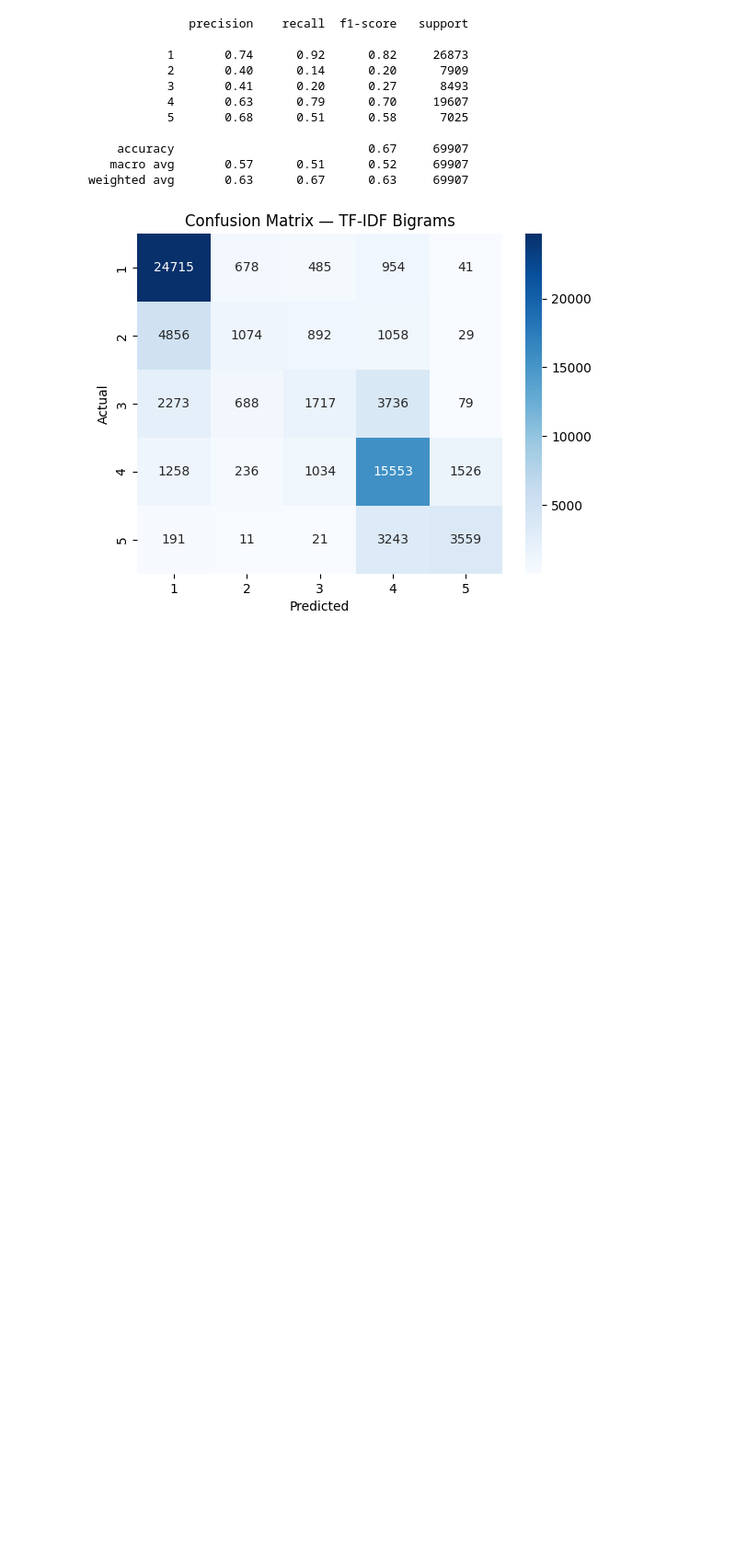
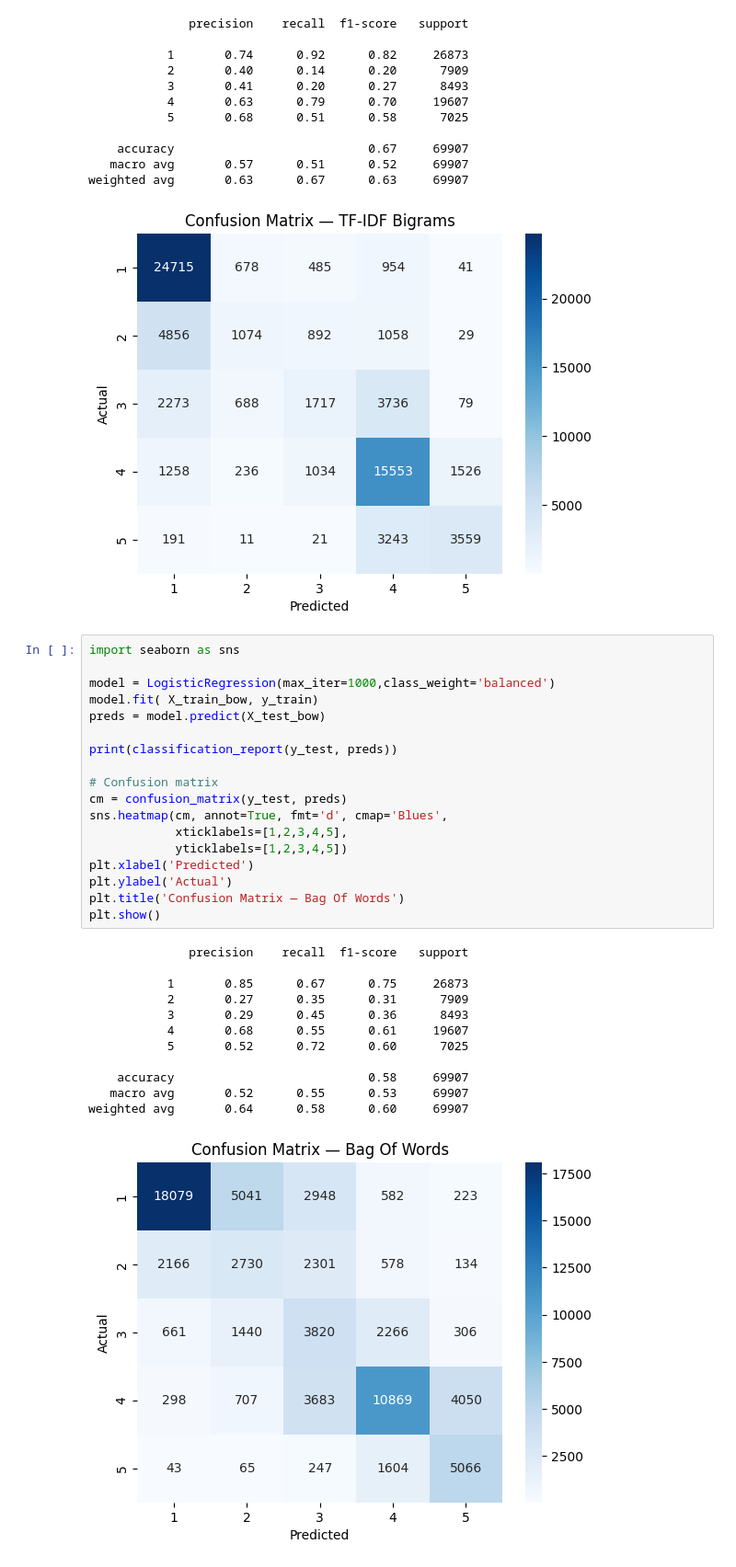
Before and after one commit to saad722311/F20AA_CW2, a Jupyter notebook: Task2_preprocessing.ipynb, the cells around one changed output. Shown at 92% size. Drawn from its saved outputs; the diff is of its cells as text; blank space fills up the shorter version.

```diff
--- a/Task2_preprocessing.ipynb
+++ b/Task2_preprocessing.ipynb
@@ -472,3 +470,34 @@ plt.show()
    macro avg       0.57      0.51      0.52     69907
 weighted avg       0.63      0.67      0.63     69907
 [figure]
+# %%
+import seaborn as sns
+
+model = LogisticRegression(max_iter=1000,class_weight='balanced')
+model.fit( X_train_bow, y_train)
+preds = model.predict(X_test_bow)
+
+print(classification_report(y_test, preds))
+
+# Confusion matrix
+cm = confusion_matrix(y_test, preds)
+sns.heatmap(cm, annot=True, fmt='d', cmap='Blues',
+            xticklabels=[1,2,3,4,5],
+            yticklabels=[1,2,3,4,5])
+plt.xlabel('Predicted')
+plt.ylabel('Actual')
+plt.title('Confusion Matrix — Bag Of Words')
+plt.show()
+# %% [output]
+              precision    recall  f1-score   support
+
+           1       0.85      0.67      0.75     26873
+           2       0.27      0.35      0.31      7909
+           3       0.29      0.45      0.36      8493
+           4       0.68      0.55      0.61     19607
+           5       0.52      0.72      0.60      7025
+
+    accuracy                           0.58     69907
+   macro avg       0.52      0.55      0.53     69907
+weighted avg       0.64      0.58      0.60     69907
+[figure, added]
```
Also changed, not shown: parts of 4 cells of this notebook, 3 other files.
